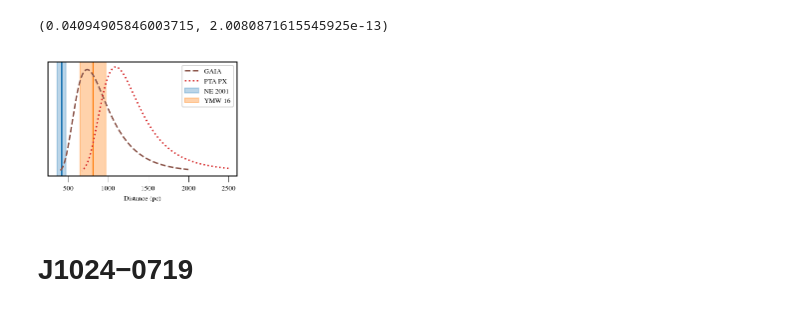
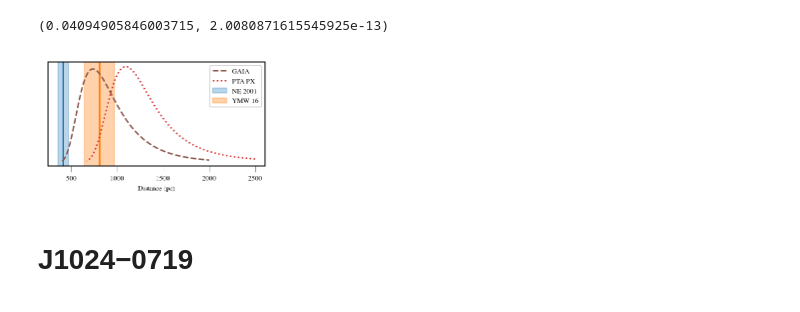
Before and after one commit to ChiaraMingarelli/gaia_pulsars, a Jupyter notebook: codes/pulsar_dist_figs.ipynb, the cells around one changed output. Cells and saved outputs as stored; diff of their text form; code cells hidden in the pictures.

```diff
--- a/codes/pulsar_dist_figs.ipynb
+++ b/codes/pulsar_dist_figs.ipynb
@@ -208,33 +209,35 @@ norm_1012
 # %%
 fig, ax1 = plt.subplots()
 
 # DM NE 2001 model
 ax1.axvspan(d_DM_NE_1012 - eminus_DM_NE_1012, d_DM_NE_1012+ eplus_DM_NE_1012, alpha=0.3, color = "C0", label = "NE 2001")
 plt.axvline(d_DM_NE_1012, ymin=0, ymax=1, color = "C0")
 
 # DM YMW16 model
 ax1.axvspan(d_DM_YMW_1012*.8, d_DM_YMW_1012*1.2, alpha=0.35, color = "C1", label = "YMW 16")
 plt.axvline(d_DM_YMW_1012, ymin=0, ymax=1, color = "C1")
 
 # GAIA distance, to be updated
 #plt.plot(1/gx1012*1000, dist_gaia1012.pdf(gx1012), label = "GAIA naive", color = "C5", linestyle='dashed')
 plt.plot(dist_BJ_1012*1000, np.array(bj_1012)*1.15/norm_1012[0], label = "GAIA", color = "C5", linestyle='dashed')
 
 
 # PX measurements
 #ax1.axvspan(d_pi_PTA_1012 - eminus_pi_PTA_1012, d_pi_PTA_1012 + eplus_pi_PTA_1012, alpha=0.3, color = "C3", label = "VLBI")
 #plt.axvline(d_pi_PTA_1012, ymin=0, ymax=1, color = "C3")
 plt.plot(1/px1012*1000, dist_px1012.pdf(px1012), label = "PTA PX", color = "C3", linestyle='dotted')
 
 
 
 ax1.set_yticklabels([])
 plt.yticks([])
 plt.xlabel("Distance (pc)")
 plt.legend()
-#plt.savefig("J1012_distances_wbj.pdf")
+plt.tight_layout()
+
+plt.savefig("J1012_distances_wbj.pdf")
 # %% [output]
-[figure, old version]
+[figure, new version]
 # %% [markdown]
 # J1024−0719
 # %%
```
Also changed, not shown: parts of 8 cells of this notebook, 2 other files.
